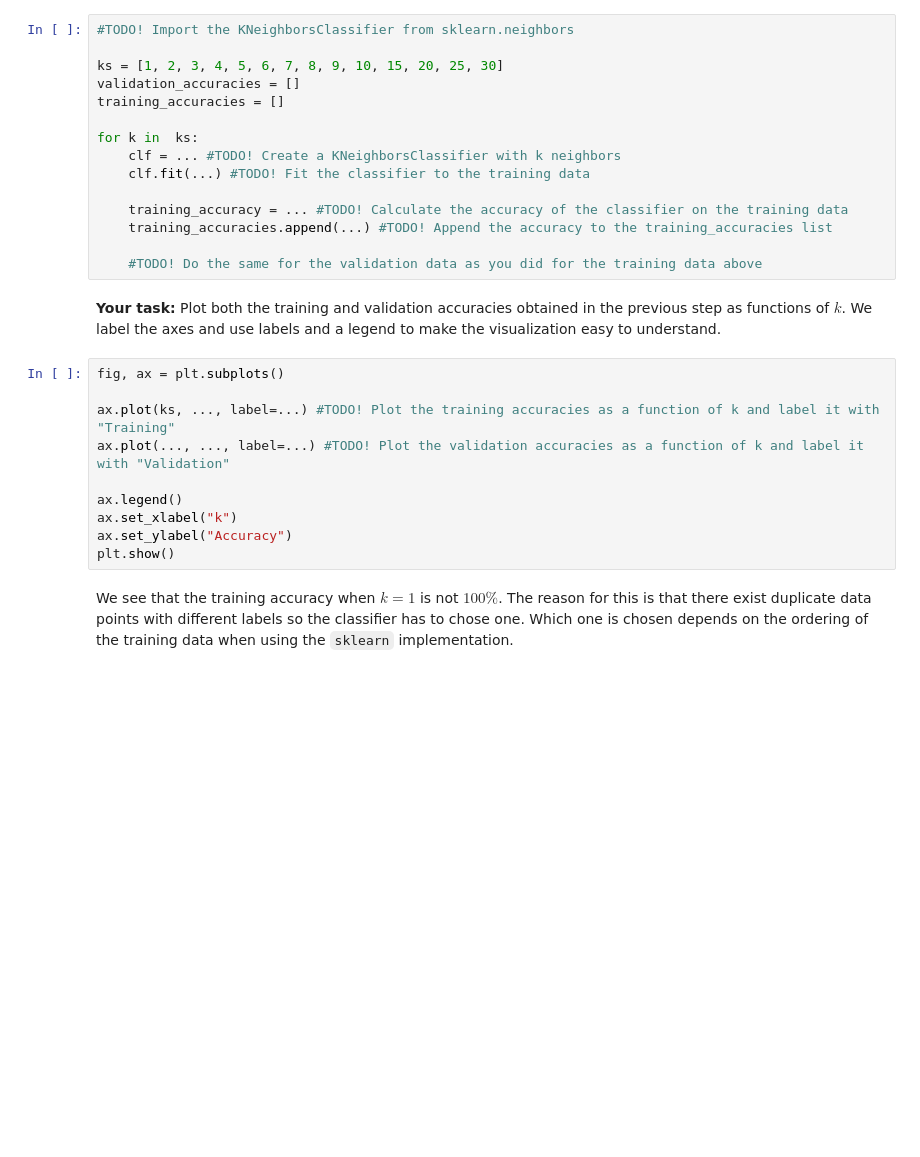
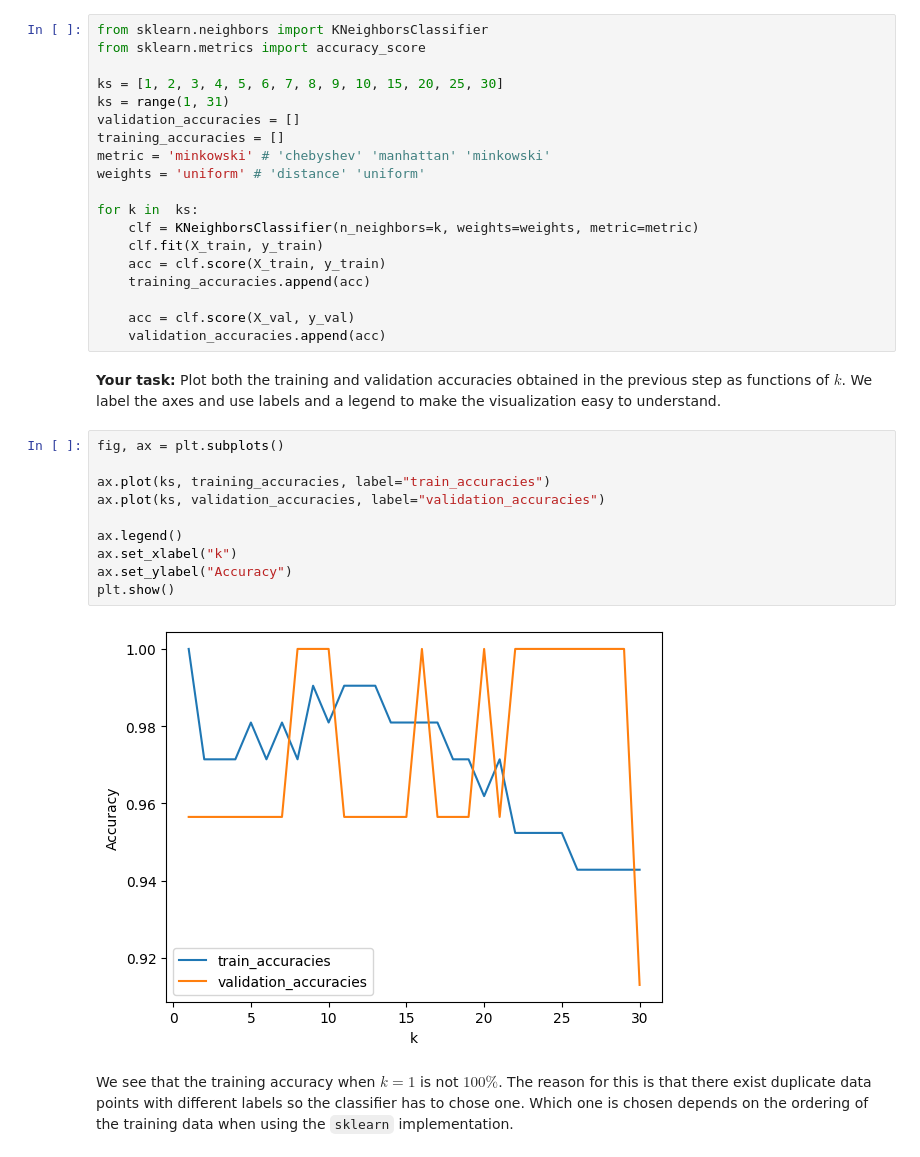
Before and after one commit to vhrollo/3-semester, a Jupyter notebook: INF264/homework/INF264_HW1_2024_Template.ipynb, the cells around one changed output. Drawn from its saved outputs; the diff is of its cells as text; blank space fills up the shorter version.

```diff
--- a/INF264/homework/INF264_HW1_2024_Template.ipynb
+++ b/INF264/homework/INF264_HW1_2024_Template.ipynb
@@ -117,33 +134,39 @@ Then, for each distinct value of $k$,
 - Calling `clf.score(X, y)` will use the fitted classifier to predict the labels based on `X`, compare the predictions with `y` and return the accuracy (percentage of correct predictions).
 
 **Warning:** When calling `clf.score()` make sure the features `X` and the labels `y` correspond to eachother. That is, calling `clf.score(X_val, y_train)` is wrong (and might not even throw an error if they are of the same length).
-# %%
-#TODO! Import the KNeighborsClassifier from sklearn.neighbors
-
-ks = [1, 2, 3, 4, 5, 6, 7, 8, 9, 10, 15, 20, 25, 30]
-validation_accuracies = []
-training_accuracies = []
-
-for k in  ks:
-    clf = ... #TODO! Create a KNeighborsClassifier with k neighbors
-    clf.fit(...) #TODO! Fit the classifier to the training data
-
-    training_accuracy = ... #TODO! Calculate the accuracy of the classifier on the training data
-    training_accuracies.append(...) #TODO! Append the accuracy to the training_accuracies list
-
-    #TODO! Do the same for the validation data as you did for the training data above
+# %%
+from sklearn.neighbors import KNeighborsClassifier
+from sklearn.metrics import accuracy_score
+
+ks = [1, 2, 3, 4, 5, 6, 7, 8, 9, 10, 15, 20, 25, 30]
+ks = range(1, 31)
+validation_accuracies = []
+training_accuracies = []
+metric = 'minkowski' # 'chebyshev' 'manhattan' 'minkowski'
+weights = 'uniform' # 'distance' 'uniform'
+
+for k in  ks:
+    clf = KNeighborsClassifier(n_neighbors=k, weights=weights, metric=metric)
+    clf.fit(X_train, y_train)
+    acc = clf.score(X_train, y_train)
+    training_accuracies.append(acc)
+
+    acc = clf.score(X_val, y_val)
+    validation_accuracies.append(acc)
 # %% [markdown]
 **Your task:** Plot both the training and validation accuracies obtained in the previous step as functions of $k$. We label the axes and use labels and a legend to make the visualization easy to understand.
 # %%
 fig, ax = plt.subplots()
 
-ax.plot(ks, ..., label=...) #TODO! Plot the training accuracies as a function of k and label it with "Training"
-ax.plot(..., ..., label=...) #TODO! Plot the validation accuracies as a function of k and label it with "Validation"
+ax.plot(ks, training_accuracies, label="train_accuracies")
+ax.plot(ks, validation_accuracies, label="validation_accuracies")
 
 ax.legend()
 ax.set_xlabel("k")
 ax.set_ylabel("Accuracy")
 plt.show()
+# %% [output]
+[figure, added]
 # %% [markdown]
 We see that the training accuracy when $k=1$ is not $100\%$. The reason for this is that there exist duplicate data points with different labels so the classifier has to chose one. Which one is chosen depends on the ordering of the training data when using the `sklearn` implementation.
 # %% [markdown]
```
Also changed, not shown: parts of 3 cells of this notebook.
